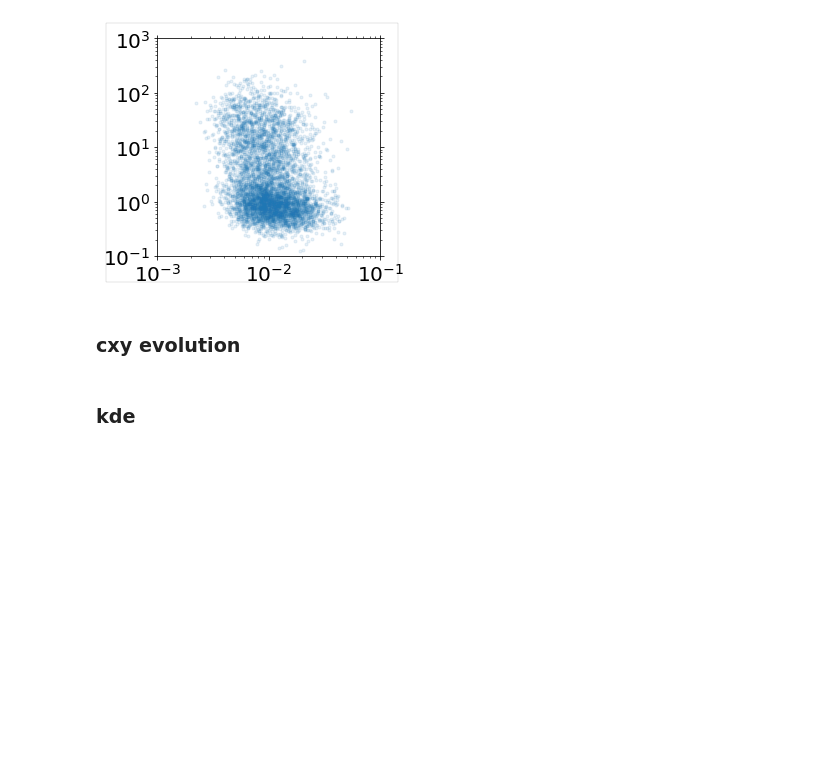
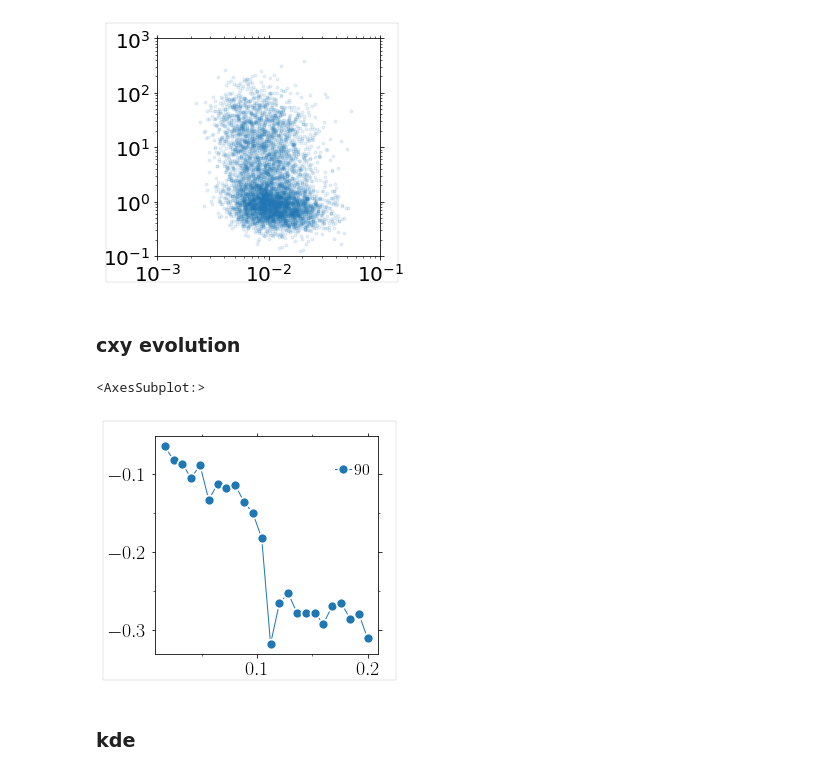
Before and after one commit to kkarimi62/glassDeformation, a Jupyter notebook: python/analyzePlasticity.ipynb, the cells around one changed output. Saved outputs shown, nothing was run; the diff lists cells and outputs as text; code cells hidden in the pictures; blank space fills up the shorter version.

```diff
--- a/python/analyzePlasticity.ipynb
+++ b/python/analyzePlasticity.ipynb
@@ -3347,6 +3347,85 @@ cxy= -0.2938488876148417
 [figure]
 # %% [markdown]
 ### cxy evolution
+# %%
+    Age ={
+#            0:0,
+#              1:1,
+#              2:2,
+#              3:3,
+#              4:4,
+#              5:5,
+#              6:6,
+#              7:7,
+#              8:8,
+              9:9,
+         }
+
+
+    ndump =100;GammaXY=0.2;dt=1e-3;GammaDot=1.0e-04;
+    Nstep=np.floor(GammaXY/dt/GammaDot);Nevery=np.ceil(Nstep/ndump)
+    Times = dict(zip(range(ndump+1), np.arange(0,Nstep+Nevery,Nevery,dtype=int)))
+    !rm VorAnl/crsD2minRhoSro_age*.txt
+    for key_age in Age:
+#          for key_d in DF:
+         for key_t in Times:
+             if key_t % 4 == 0:
+            #---
+            #---	densities
+                for irun in [0,1,2]:
+                    data = np.loadtxt('cxy/glassCo5Cr2Fe40Mn27Ni26/age%s/itime%s/Run0/VorAnl/crsD2minRhoSro.txt'%(key_age,key_t)) #--- change job
+                    with open('VorAnl/crsD2minRhoSro_age%s_irun%s.txt'%(key_age,irun),'a') as fp:
+                        np.savetxt(fp,np.c_[data].T)
+
+
+    temp = Temperature(
+        [9],[list(range(3))]*10,
+#        [5],[[0]]*10,
+#         verbose = True,
+                     )
+    #
+    #--- parse data
+    temp.Parse( list(map(lambda x:'VorAnl/crsD2minRhoSro_age%s_irun%s.txt'%(x[0],x[1]),
+                        temp.temps_runs )),
+               skip_rows=1,
+             )
+
+    temp.EnsAverage()
+
+    #
+    #--- plot
+    dump_every=100;nevery=100;dt=1e-3;factor=dump_every*nevery*dt
+    #
+    symbols=Symbols()
+    #
+    legend=Legends()
+    legend.Set(fontsize=16,
+               bbox_to_anchor=(.53,0.44,0.5,0.5),
+              )
+    ax = utl.PltErr(None,None,Plot=False,attrs={})
+    xdata_column=0;ydata_column=1
+    for age, indx in zip(temp.temps,range(len(temp.temps))):
+        xdata = temp.data_averaged[age][1:,xdata_column]
+        ydata = temp.data_averaged[age][1:,ydata_column]
+        utl.PltErr(xdata,ydata,
+                  attrs=symbols.GetAttrs(count=indx%7,nevery=1,label=r'$%d$'%(age*factor),linewidth=1),
+                   ax=ax,
+                   Plot=False,
+                  )
+
+    utl.PltErr(None,None, attrs={},
+#                xstr=r'$\gamma_{xy}$',
+#                ystr=r'$\sigma_{xy}$(Gpa)',
+               ax=ax,
+               legend=legend.Get(),
+               title = 'png/stress_strain_age.png',
+               Plot=False,
+#               ylim=(-0.1,4),
+              DrawFrame=DRAW_FRAME,
+              )
+# %% [output]
+<AxesSubplot:>
+[figure, added]
 # %% [markdown]
 ### kde
 # %%
```
Also changed, not shown: 2 other files.
